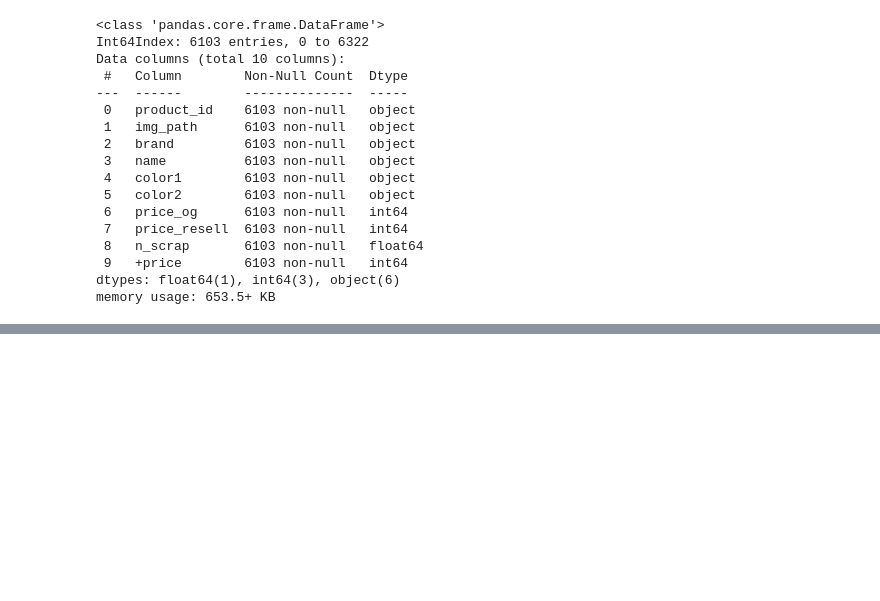
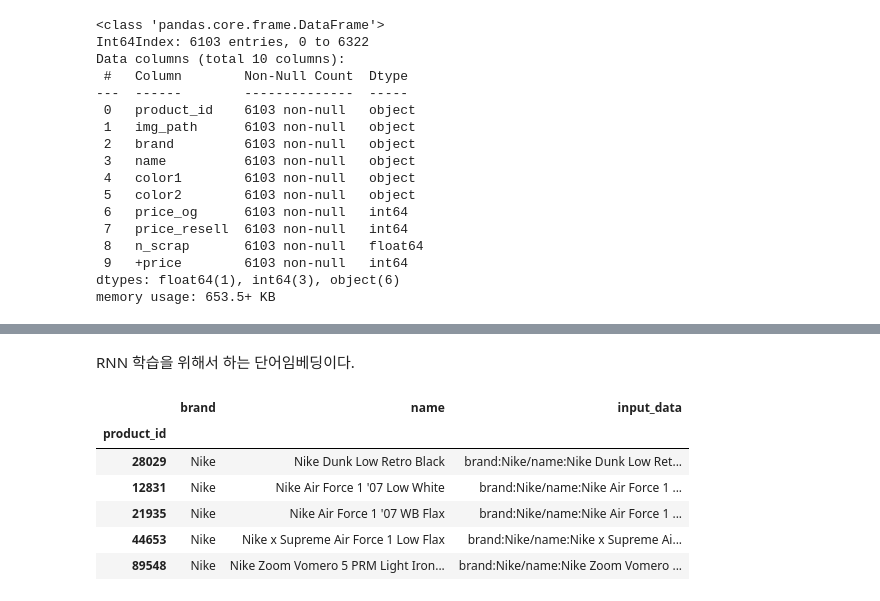
Before and after one commit to donghui-0126/mini-project, a Jupyter notebook: shoes-project/preprocess/data_preprocess.ipynb, the cells around one changed output, grey strips where cells are left out. Drawn from its saved outputs; the diff is of its cells as text; code cells hidden in the pictures; blank space fills up the shorter version.

```diff
--- a/shoes-project/preprocess/data_preprocess.ipynb
+++ b/shoes-project/preprocess/data_preprocess.ipynb
@@ -184,0 +177,16 @@ df
+# %%
+df = df.set_index('product_id')
+# %% [markdown]
+RNN 학습을 위해서 하는 단어임베딩이다.
+# %%
+bn_df = df[['brand', 'name']]
+bn_df['input_data'] = "brand:" + bn_df['brand'] +"/"+"name:" + bn_df['name']
+bn_df.head(5)
+# %% [output]
+|  | brand | name | input_data |
+| product_id |  |  |  |
+| 28029 | Nike | Nike Dunk Low Retro Black | brand:Nike/name:Nike Dunk Low Ret... |
+| 12831 | Nike | Nike Air Force 1 '07 Low White | brand:Nike/name:Nike Air Force 1 ... |
+| 21935 | Nike | Nike Air Force 1 '07 WB Flax | brand:Nike/name:Nike Air Force 1 ... |
+| 44653 | Nike | Nike x Supreme Air Force 1 Low Flax | brand:Nike/name:Nike x Supreme Ai... |
+| 89548 | Nike | Nike Zoom Vomero 5 PRM Light Iron... | brand:Nike/name:Nike Zoom Vomero ... |
```
Also changed, not shown: parts of 11 cells of this notebook, 1 other file.
